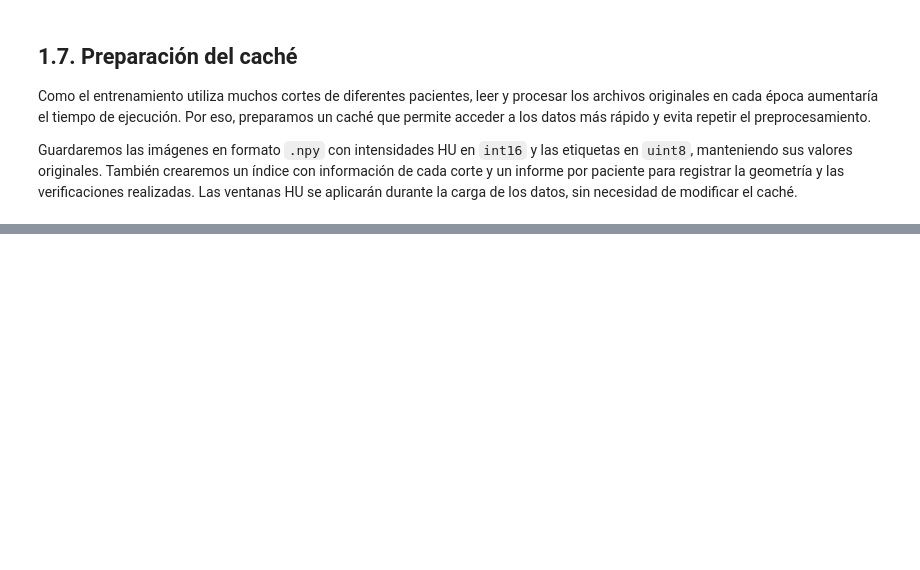
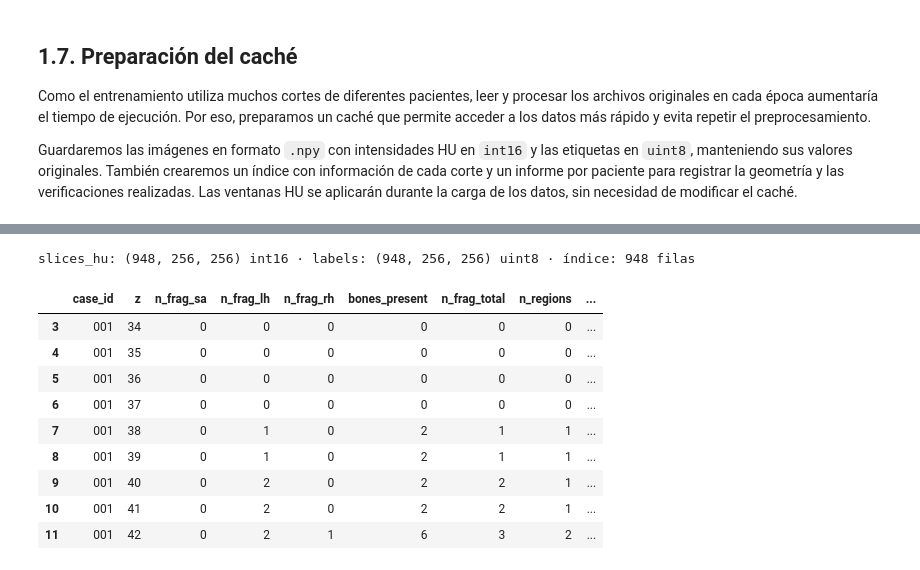
Before and after one commit to MarcAragon/proyecto_pengwin, a Jupyter notebook: Pengwin.ipynb, the cells around one changed output, grey strips where cells are left out. Saved outputs shown, nothing was run; the diff lists cells and outputs as text; code cells hidden in the pictures; blank space fills up the shorter version.

```diff
--- a/Pengwin.ipynb
+++ b/Pengwin.ipynb
@@ -389,0 +579,20 @@ Guardaremos las imágenes en formato `.npy` con intensidades HU en `int16` y las
+# %%
+mini_hu = np.concatenate([p[0][p[2]["z0"]:p[2]["z1"]] for p in procesados.values()])
+mini_lab = np.concatenate([p[1][p[2]["z0"]:p[2]["z1"]] for p in procesados.values()])
+mini_indice = pd.DataFrame([{"case_id": c, "z": z, **bc.estadisticas_corte(p[1][z])}
+                            for c, p in procesados.items() for z in range(p[2]["z0"], p[2]["z1"])])
+assert len(mini_indice) == len(mini_hu) == len(mini_lab)
+print(f"slices_hu: {mini_hu.shape} {mini_hu.dtype} · labels: {mini_lab.shape} {mini_lab.dtype} · índice: {len(mini_indice)} filas\n")
+mini_indice.iloc[3:12]
+# %% [output]
+slices_hu: (948, 256, 256) int16 · labels: (948, 256, 256) uint8 · índice: 948 filas
+|  | case_id | z | n_frag_sa | n_frag_lh | n_frag_rh | bones_present | n_frag_total | n_regions | ... |
+| 3 | 001 | 34 | 0 | 0 | 0 | 0 | 0 | 0 | ... |
+| 4 | 001 | 35 | 0 | 0 | 0 | 0 | 0 | 0 | ... |
+| 5 | 001 | 36 | 0 | 0 | 0 | 0 | 0 | 0 | ... |
+| 6 | 001 | 37 | 0 | 0 | 0 | 0 | 0 | 0 | ... |
+| 7 | 001 | 38 | 0 | 1 | 0 | 2 | 1 | 1 | ... |
+| 8 | 001 | 39 | 0 | 1 | 0 | 2 | 1 | 1 | ... |
+| 9 | 001 | 40 | 0 | 2 | 0 | 2 | 2 | 1 | ... |
+| 10 | 001 | 41 | 0 | 2 | 0 | 2 | 2 | 1 | ... |
+| 11 | 001 | 42 | 0 | 2 | 1 | 6 | 3 | 2 | ... |
```
Also changed, not shown: parts of 21 cells of this notebook.
